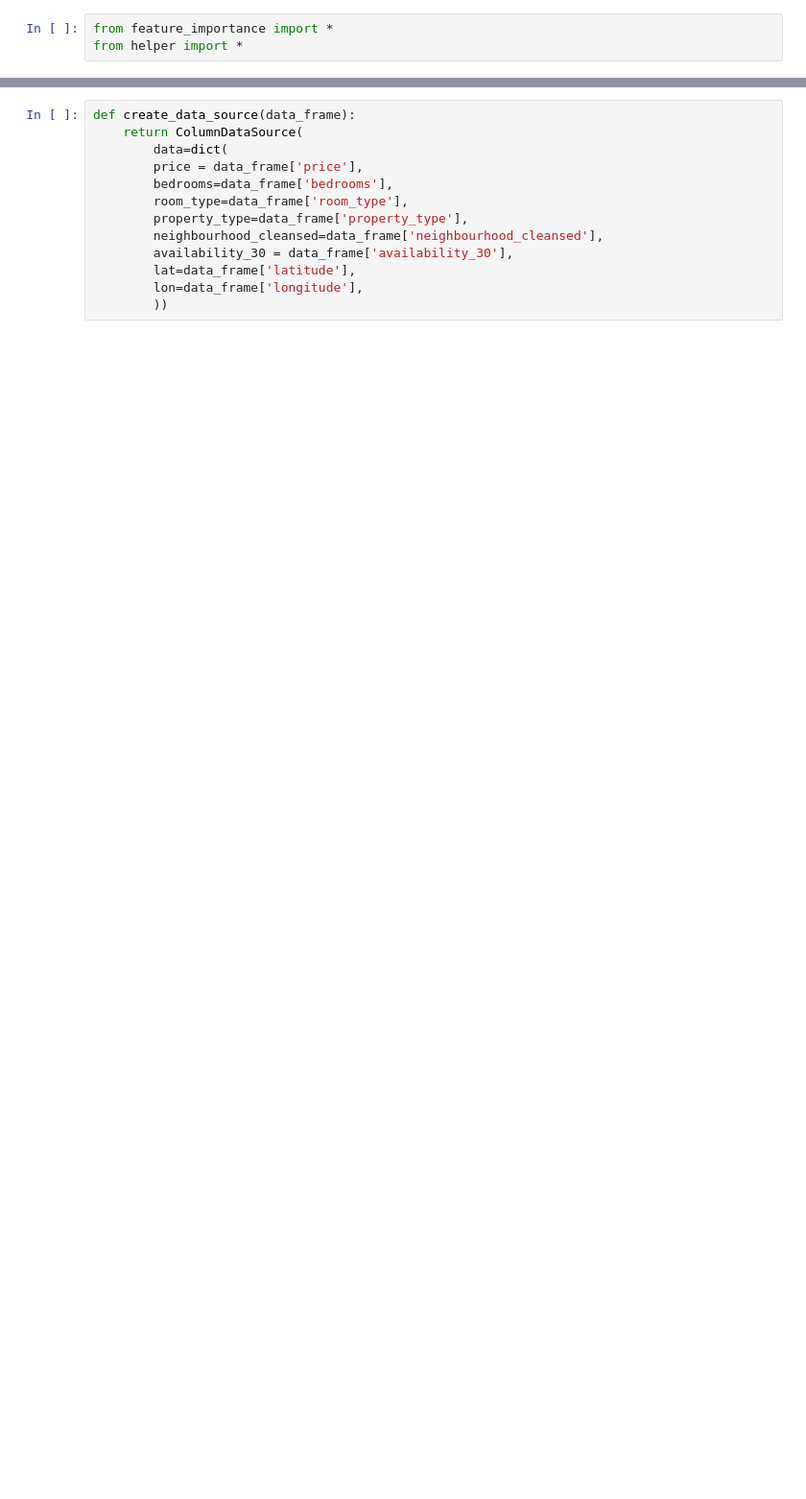
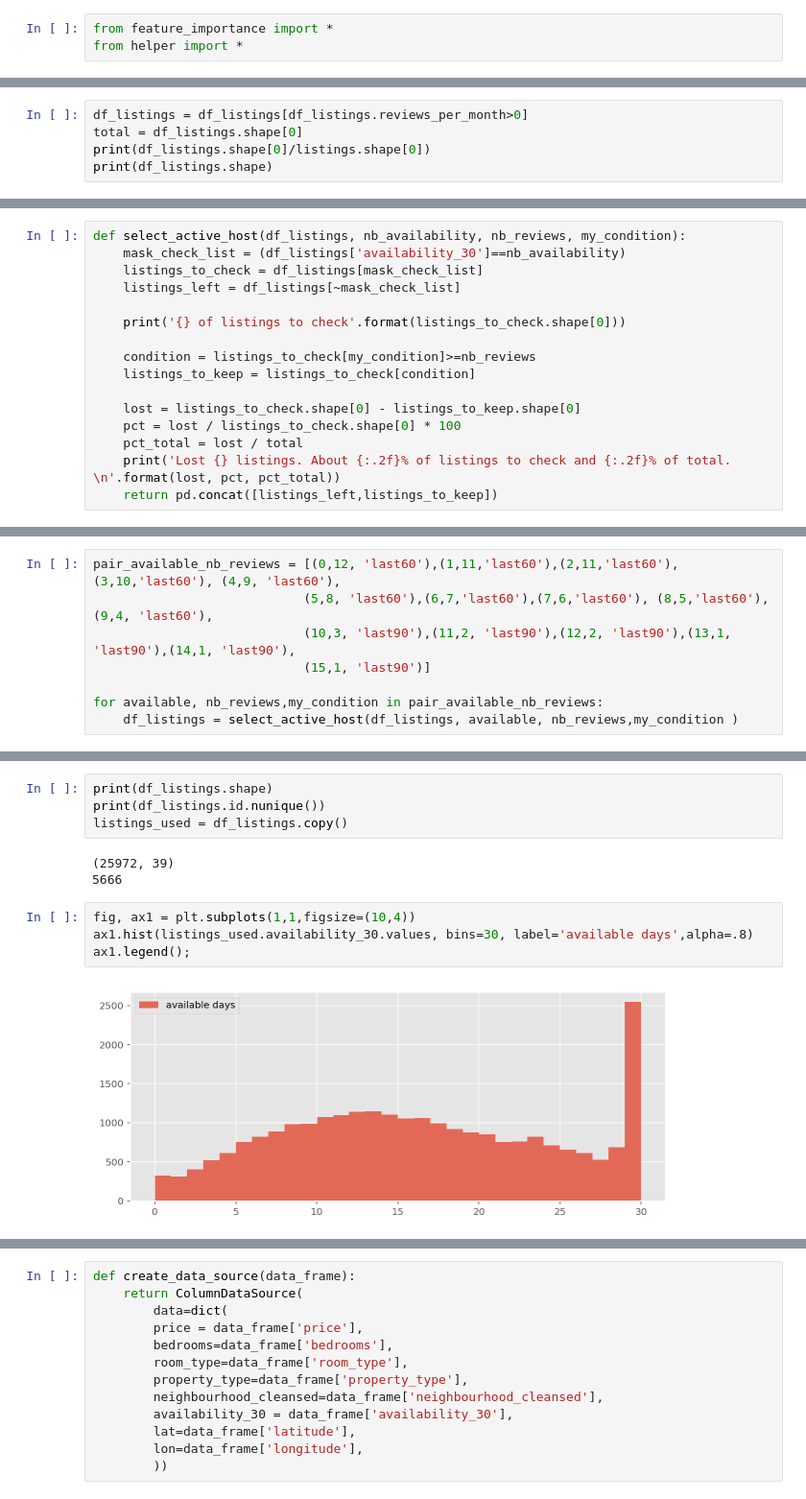
Before and after one commit to gukun770/Airbnb, a Jupyter notebook: Airbnb_model_building.ipynb, the cells around one changed output, grey strips where cells are left out. Shown at 96% size. Saved outputs shown, nothing was run; the diff lists cells and outputs as text; blank space fills up the shorter version.

```diff
--- a/Airbnb_model_building.ipynb
+++ b/Airbnb_model_building.ipynb
@@ -137,0 +128,5 @@ df_high = listings_used[listings_used['Occupancy_level_1st_month'] == 'high']
+# %%
+df_listings = df_listings[df_listings.reviews_per_month>0]
+total = df_listings.shape[0]
+print(df_listings.shape[0]/listings.shape[0])
+print(df_listings.shape)
@@ -137,0 +136,16 @@ df_high = listings_used[listings_used['Occupancy_level_1st_month'] == 'high']
+# %%
+def select_active_host(df_listings, nb_availability, nb_reviews, my_condition):
+    mask_check_list = (df_listings['availability_30']==nb_availability)
+    listings_to_check = df_listings[mask_check_list]
+    listings_left = df_listings[~mask_check_list]
+
+    print('{} of listings to check'.format(listings_to_check.shape[0]))
+
+    condition = listings_to_check[my_condition]>=nb_reviews
+    listings_to_keep = listings_to_check[condition]
+
+    lost = listings_to_check.shape[0] - listings_to_keep.shape[0]
+    pct = lost / listings_to_check.shape[0] * 100
+    pct_total = lost / total
+    print('Lost {} listings. About {:.2f}% of listings to check and {:.2f}% of total. \n'.format(lost, pct, pct_total))
+    return pd.concat([listings_left,listings_to_keep])
@@ -137,0 +155,8 @@ df_high = listings_used[listings_used['Occupancy_level_1st_month'] == 'high']
+# %%
+pair_available_nb_reviews = [(0,12, 'last60'),(1,11,'last60'),(2,11,'last60'), (3,10,'last60'), (4,9, 'last60'),
+                            (5,8, 'last60'),(6,7,'last60'),(7,6,'last60'), (8,5,'last60'), (9,4, 'last60'),
+                            (10,3, 'last90'),(11,2, 'last90'),(12,2, 'last90'),(13,1, 'last90'),(14,1, 'last90'),
+                            (15,1, 'last90')]
+
+for available, nb_reviews,my_condition in pair_available_nb_reviews:
+    df_listings = select_active_host(df_listings, available, nb_reviews,my_condition )
@@ -137,0 +181,13 @@ df_high = listings_used[listings_used['Occupancy_level_1st_month'] == 'high']
+# %%
+print(df_listings.shape)
+print(df_listings.id.nunique())
+listings_used = df_listings.copy()
+# %% [output]
+(25972, 39)
+5666
+# %%
+fig, ax1 = plt.subplots(1,1,figsize=(10,4))
+ax1.hist(listings_used.availability_30.values, bins=30, label='available days',alpha=.8)
+ax1.legend();
+# %% [output]
+[figure, added]
```
Also changed, not shown: parts of 82 cells of this notebook.
